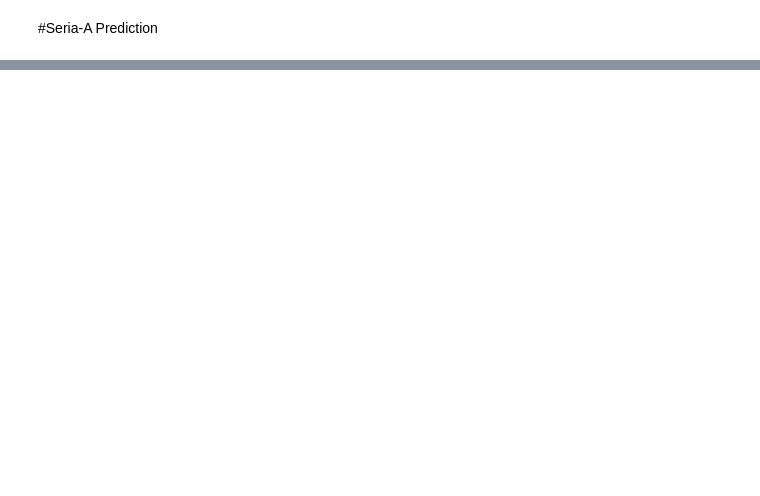
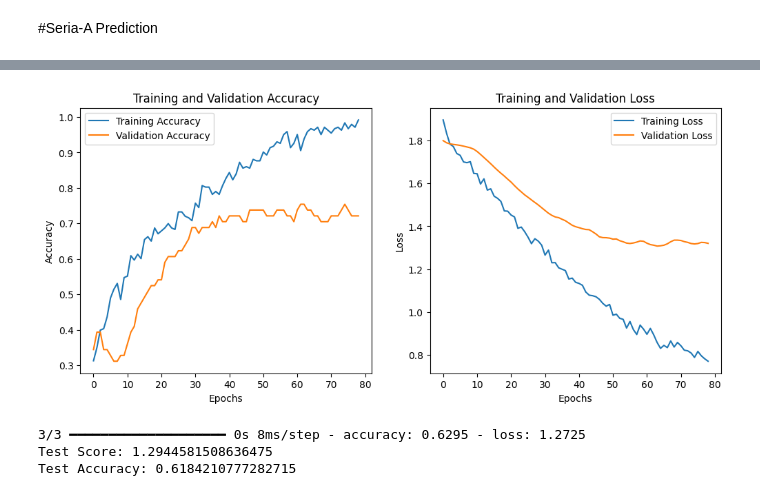
Before and after one commit to vv7ishere/Seria-A_prediction, a Jupyter notebook: seria.ipynb, the cells around one changed output, grey strips where cells are left out. Cells and saved outputs as stored; diff of their text form; code cells hidden in the pictures; blank space fills up the shorter version.

```diff
--- a/seria.ipynb
+++ b/seria.ipynb
@@ -1163,0 +237,63 @@ ValueError: multilabel-indicator is not supported
+# %%
+from tensorflow.keras.callbacks import EarlyStopping,ReduceLROnPlateau
+from tensorflow.keras import regularizers
+from tensorflow.keras.optimizers import Adam
+
+#training with neural network
+model2 = tf.keras.models.Sequential([
+    tf.keras.layers.Input(shape=(X_train.shape[1],)),
+    tf.keras.layers.Dense(512, activation='relu', kernel_regularizer=regularizers.L2(0.001)),
+    tf.keras.layers.Dropout(0.2),
+    tf.keras.layers.Dense(256, activation='relu', kernel_regularizer=regularizers.L2(0.001)),
+    tf.keras.layers.Dropout(0.2),
+    tf.keras.layers.Dense(128, activation='relu', kernel_regularizer=regularizers.L2(0.001)),
+    tf.keras.layers.Dropout(0.2),
+    tf.keras.layers.Dense(64, activation='relu', kernel_regularizer=regularizers.L2(0.001)),
+    tf.keras.layers.Dropout(0.2),
+    tf.keras.layers.Dense(3, activation='softmax')
+])
+
+# Compile the model with lower learning rate and gradient clipping
+model2.compile(
+    loss='categorical_crossentropy',
+    optimizer=Adam(learning_rate=0.0001),
+    metrics=['accuracy']
+)
+
+#early_stopping = EarlyStopping(monitor='val_loss', patience=15, restore_best_weights=True)
+
+# Define callbacks with increased patience
+early_stopping = EarlyStopping(monitor='val_loss', patience=15, restore_best_weights=True)
+
+# Train the model with increased batch size and callbacks
+history = model2.fit(
+    X_train, y_train,
+    epochs=100,
+    batch_size=64,  # Increased batch size
+    validation_split=0.2,
+    callbacks=[early_stopping]
+)
+
+# Plotting training & validation accuracy and loss
+plt.figure(figsize=(12, 5))
+
+# Accuracy
+plt.subplot(1, 2, 1)
+plt.plot(history.history['accuracy'], label='Training Accuracy')
+plt.plot(history.history['val_accuracy'], label='Validation Accuracy')
+plt.title('Training and Validation Accuracy')
+plt.xlabel('Epochs')
+plt.ylabel('Accuracy')
+plt.legend()
+
+# Loss
+plt.subplot(1, 2, 2)
+plt.plot(history.history['loss'], label='Training Loss')
+plt.plot(history.history['val_loss'], label='Validation Loss')
+plt.title('Training and Validation Loss')
+plt.xlabel('Epochs')
+plt.ylabel('Loss')
+plt.legend()
+
+plt.show()
+# %% [output]
@@ -1163,0 +317,9 @@ ValueError: multilabel-indicator is not supported
+[figure, added]
+# %%
+score = model2.evaluate(X_test, y_test, verbose=1)
+print("Test Score:", score[0])
+print("Test Accuracy:", score[1])
+# %% [output]
+3/3 ━━━━━━━━━━━━━━━━━━━━ 0s 8ms/step - accuracy: 0.6295 - loss: 1.2725
+Test Score: 1.2944581508636475
+Test Accuracy: 0.6184210777282715
```
Also changed, not shown: parts of 94 cells of this notebook.
